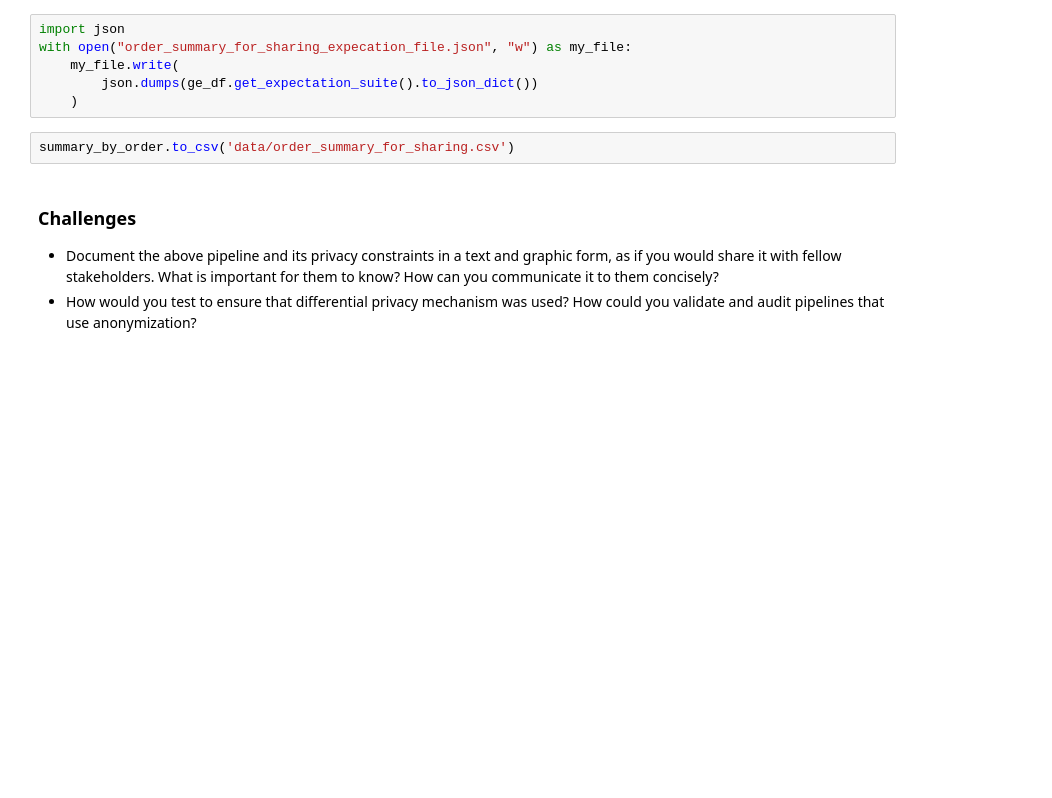
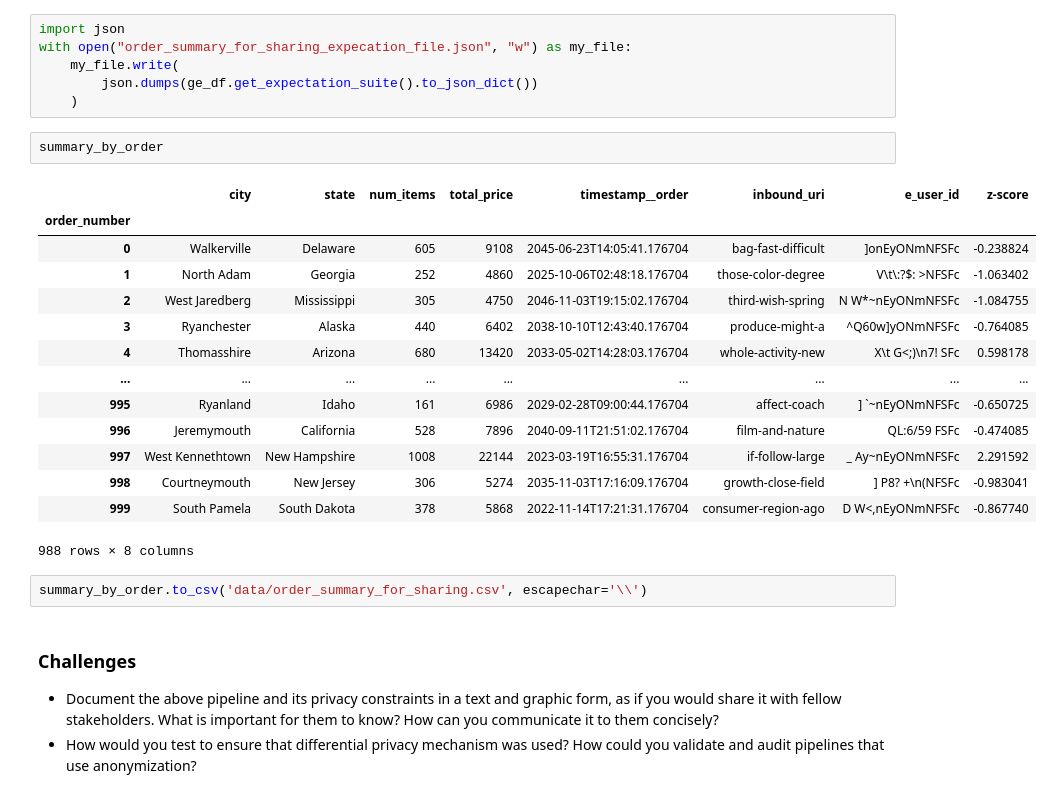
Before and after one commit to kjam/practical-data-privacy, a Jupyter notebook: 07 - Automating Privacy in Pipelines.ipynb, the cells around one changed output. Cells and saved outputs as stored; diff of their text form; blank space fills up the shorter version.

```diff
--- a/07 - Automating Privacy in Pipelines.ipynb
+++ b/07 - Automating Privacy in Pipelines.ipynb
@@ -198,8 +238,25 @@ with open("order_summary_for_sharing_expecation_file.json", "w") as my_file:
     my_file.write(
         json.dumps(ge_df.get_expectation_suite().to_json_dict())
     )
+# %%
+summary_by_order
+# %% [output]
+|  | city | state | num_items | total_price | timestamp__order | inbound_uri | e_user_id | z-score |
+| order_number |  |  |  |  |  |  |  |  |
+| 0 | Walkerville | Delaware | 605 | 9108 | 2045-06-23T14:05:41.176704 | bag-fast-difficult | ]onEyONmNFSFc | -0.238824 |
+| 1 | North Adam | Georgia | 252 | 4860 | 2025-10-06T02:48:18.176704 | those-color-degree | V\t\:?$: >NFSFc | -1.063402 |
+| 2 | West Jaredberg | Mississippi | 305 | 4750 | 2046-11-03T19:15:02.176704 | third-wish-spring | N W*~nEyONmNFSFc | -1.084755 |
+| 3 | Ryanchester | Alaska | 440 | 6402 | 2038-10-10T12:43:40.176704 | produce-might-a | ^Q60w]yONmNFSFc | -0.764085 |
+| 4 | Thomasshire | Arizona | 680 | 13420 | 2033-05-02T14:28:03.176704 | whole-activity-new | X\t G<;)\n7! SFc | 0.598178 |
+| ... | ... | ... | ... | ... | ... | ... | ... | ... |
+| 995 | Ryanland | Idaho | 161 | 6986 | 2029-02-28T09:00:44.176704 | affect-coach | ] `~nEyONmNFSFc | -0.650725 |
+| 996 | Jeremymouth | California | 528 | 7896 | 2040-09-11T21:51:02.176704 | film-and-nature | QL:6/59 FSFc | -0.474085 |
+| 997 | West Kennethtown | New Hampshire | 1008 | 22144 | 2023-03-19T16:55:31.176704 | if-follow-large | _ Ay~nEyONmNFSFc | 2.291592 |
+| 998 | Courtneymouth | New Jersey | 306 | 5274 | 2035-11-03T17:16:09.176704 | growth-close-field | ] P8? +\n(NFSFc | -0.983041 |
+| 999 | South Pamela | South Dakota | 378 | 5868 | 2022-11-14T17:21:31.176704 | consumer-region-ago | D W<,nEyONmNFSFc | -0.867740 |
+988 rows × 8 columns
 # %%
-summary_by_order.to_csv('data/order_summary_for_sharing.csv')
+summary_by_order.to_csv('data/order_summary_for_sharing.csv', escapechar='\\')
 # %% [markdown]
 ### Challenges
 
```
Also changed, not shown: parts of 5 cells of this notebook, 4 other files.
